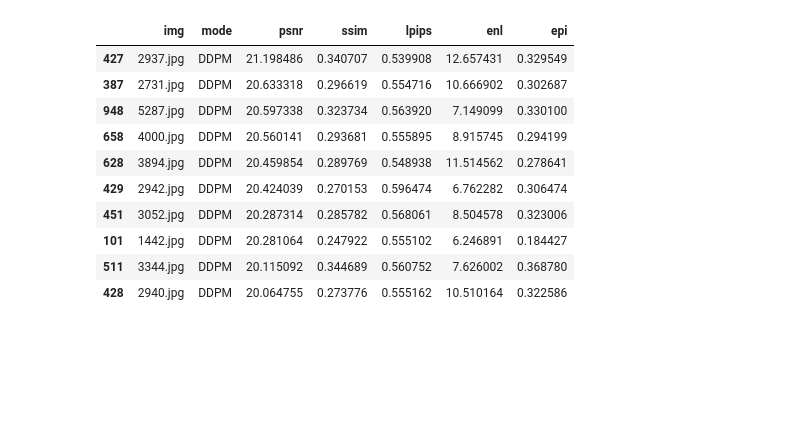
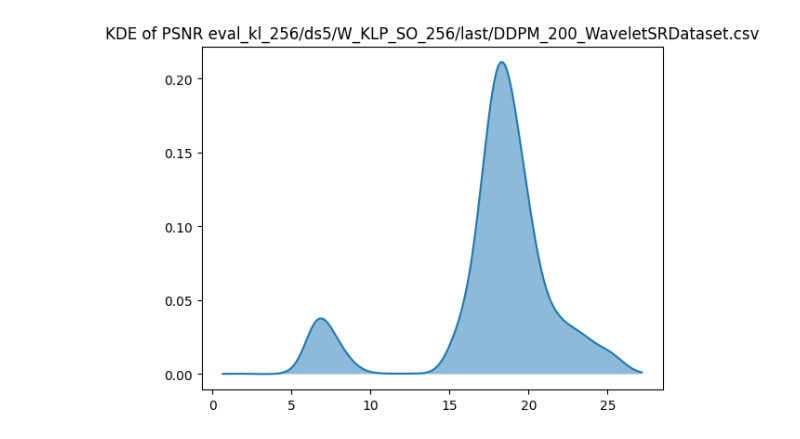
Before and after one commit to flyingbucket/stable_sr, a Jupyter notebook: val.ipynb, the cells around one changed output. Cells and saved outputs as stored; diff of their text form; code cells hidden in the pictures; blank space fills up the shorter version.

```diff
--- a/val.ipynb
+++ b/val.ipynb
@@ -8,17 +6,3 @@ df_256.columns
-# %%
-df_256.sort_values(by="psnr",ascending=False).head(10)
-# %% [output]
-|  | img | mode | psnr | ssim | lpips | enl | epi |
-| 427 | 2937.jpg | DDPM | 21.198486 | 0.340707 | 0.539908 | 12.657431 | 0.329549 |
-| 387 | 2731.jpg | DDPM | 20.633318 | 0.296619 | 0.554716 | 10.666902 | 0.302687 |
-| 948 | 5287.jpg | DDPM | 20.597338 | 0.323734 | 0.563920 | 7.149099 | 0.330100 |
-| 658 | 4000.jpg | DDPM | 20.560141 | 0.293681 | 0.555895 | 8.915745 | 0.294199 |
-| 628 | 3894.jpg | DDPM | 20.459854 | 0.289769 | 0.548938 | 11.514562 | 0.278641 |
-| 429 | 2942.jpg | DDPM | 20.424039 | 0.270153 | 0.596474 | 6.762282 | 0.306474 |
-| 451 | 3052.jpg | DDPM | 20.287314 | 0.285782 | 0.568061 | 8.504578 | 0.323006 |
-| 101 | 1442.jpg | DDPM | 20.281064 | 0.247922 | 0.555102 | 6.246891 | 0.184427 |
-| 511 | 3344.jpg | DDPM | 20.115092 | 0.344689 | 0.560752 | 7.626002 | 0.368780 |
-| 428 | 2940.jpg | DDPM | 20.064755 | 0.273776 | 0.555162 | 10.510164 | 0.322586 |
 # %%
 from scipy.stats import gaussian_kde
 import os
@@ -34,2 +19,6 @@ def psnr_kde(df):
     plt.show()
+# %%
+psnr_kde("eval_kl_256/ds5/W_KLP_SO_256/last/DDPM_200_WaveletSRDataset.csv")
+# %% [output]
+[figure, added]
 # %%
```
Also changed, not shown: parts of 10 cells of this notebook, 1 other file.
